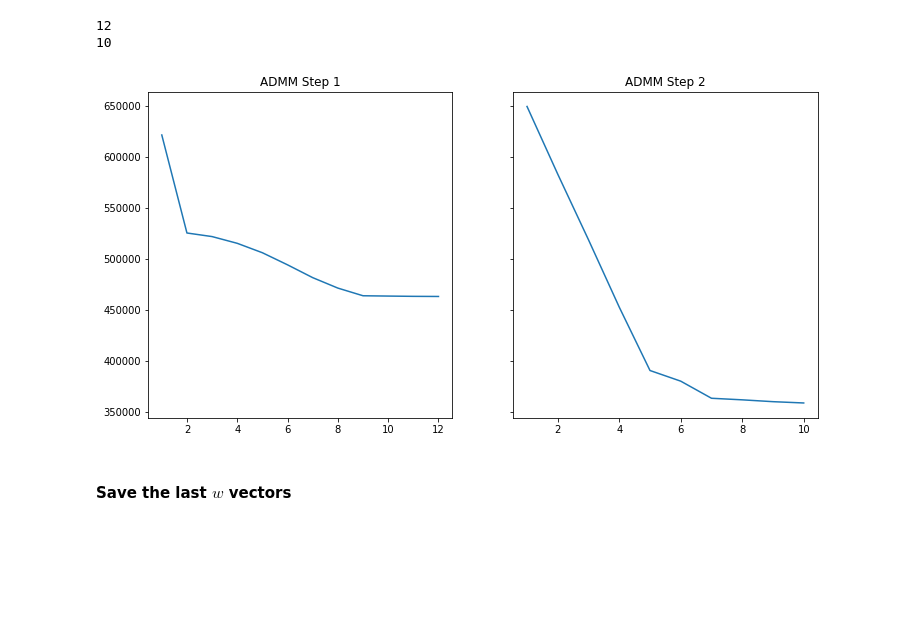
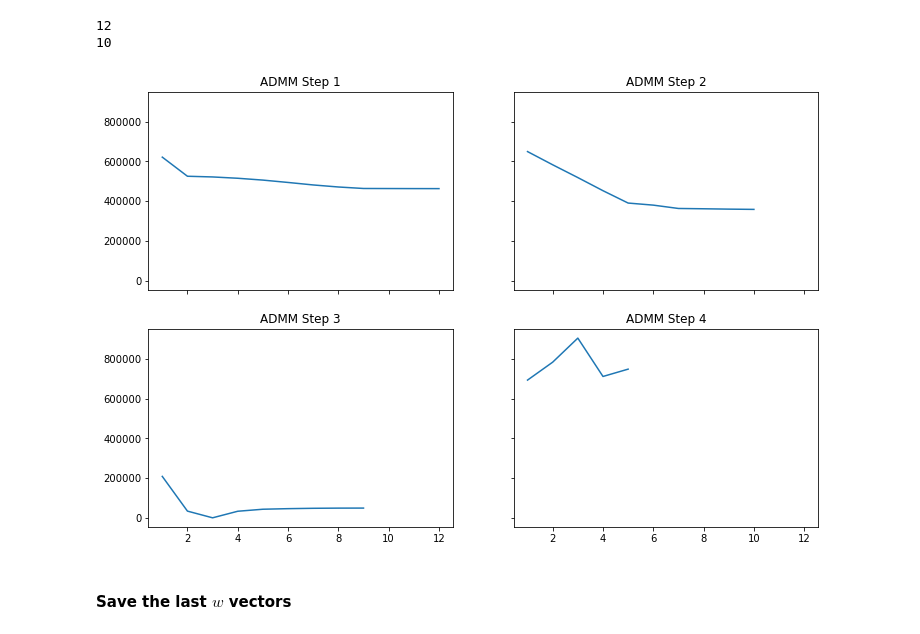
Before and after one commit to mcstanle/cf_inversion_sb_admm, a Jupyter notebook: output_investigation_00.ipynb, the cells around one changed output. Cells and saved outputs as stored; diff of their text form; code cells hidden in the pictures; blank space fills up the shorter version.

```diff
--- a/output_investigation_00.ipynb
+++ b/output_investigation_00.ipynb
@@ -165,6 +165,10 @@ for i in range(10):
 # read in the raw stdout file
 with open(BASE_DIR + '/00/stdout.txt', 'r') as f:
     stdout_raw = f.readlines()
+# %%
+# read in the restart raw stdout file
+with open(BASE_DIR + '/00/stdout_restart.txt', 'r') as f:
+    stdout_restart_raw = f.readlines()
 # %%
 # isolate the trajectories from the first and second w optimizations
 traj_w_1 = [float(line[23:34].replace('D', 'e')) for line in stdout_raw if 'At iterate' in line][:12]
@@ -174,17 +178,25 @@ print(len(traj_w_2))
 # %% [output]
 12
 10
+# %%
+# isolate the trajectories from the third and
+traj_w_3 = [float(line[23:34].replace('D', 'e')) for line in stdout_restart_raw if 'At iterate' in line][:9]
+traj_w_4 = [float(line[23:34].replace('D', 'e')) for line in stdout_restart_raw if 'At iterate' in line][9:]
 # %%
-fig, ax = plt.subplots(ncols=2, nrows=1, figsize=(12, 6), sharey=True)
-ax[0].plot(np.arange(1, 13), traj_w_1)
-ax[1].plot(np.arange(1, 11), traj_w_2)
+fig, ax = plt.subplots(ncols=2, nrows=2, figsize=(12, 8), sharey=True, sharex=True)
+ax[0, 0].plot(np.arange(1, 13), traj_w_1)
+ax[0, 1].plot(np.arange(1, 11), traj_w_2)
+ax[1, 0].plot(np.arange(1, len(traj_w_3) + 1), traj_w_3)
+ax[1, 1].plot(np.arange(1, len(traj_w_4) + 1), traj_w_4)
 
-ax[0].set_title('ADMM Step 1')
-ax[1].set_title('ADMM Step 2')
+ax[0, 0].set_title('ADMM Step 1')
+ax[0, 1].set_title('ADMM Step 2')
+ax[1, 0].set_title('ADMM Step 3')
+ax[1, 1].set_title('ADMM Step 4')
 
 plt.show()
 # %% [output]
-[figure, old version]
+[figure, new version]
 # %% [markdown]
 #### Save the last $w$ vectors
 # %%
```
Also changed, not shown: parts of 11 cells of this notebook, 2 other files.
